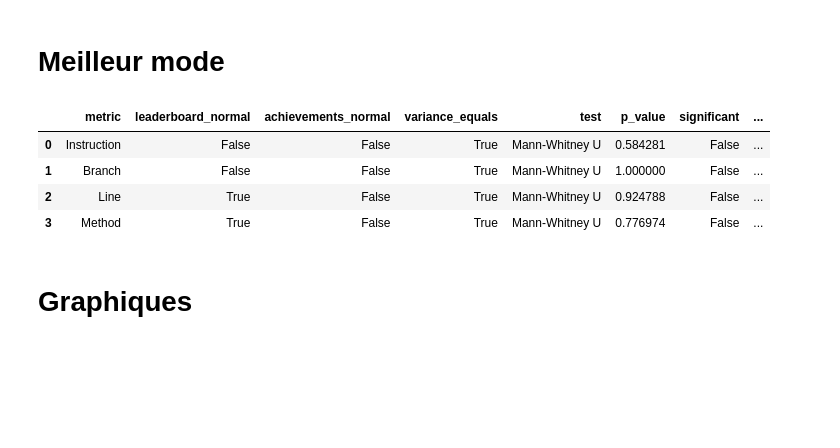
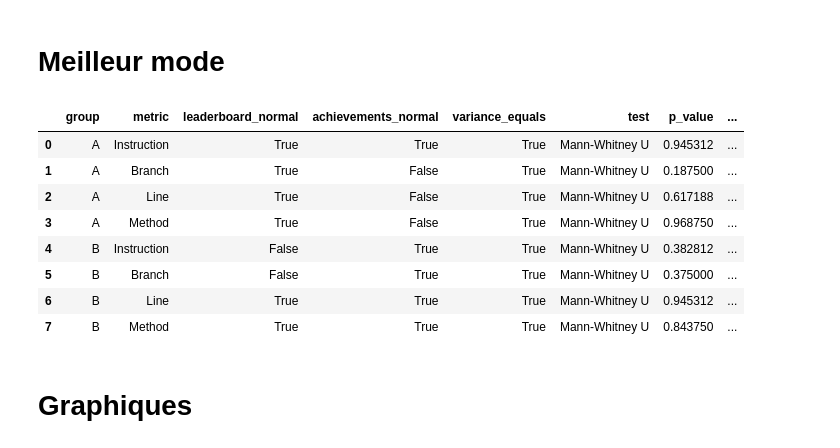
Before and after one commit to ThibBer/MemoireDataAnalytics, a Jupyter notebook: notebooks/analysis/JaCoCo.ipynb, the cells around one changed output. Cells and saved outputs as stored; diff of their text form; code cells hidden in the pictures; blank space fills up the shorter version.

```diff
--- a/notebooks/analysis/JaCoCo.ipynb
+++ b/notebooks/analysis/JaCoCo.ipynb
@@ -178,67 +153,70 @@ Aucun effet d'ordre.
 # %%
 from notebooks.analysis import tests
 
-results = []
+best_mode_results = []
 alpha = 0.05
 
-for metric in cols:
-    leaderboard = df_jacoco[df_jacoco['game_mode'] == 'leaderboard'][metric].values.flatten()
-    achievements = df_jacoco[df_jacoco['game_mode'] == 'achievements'][metric].values.flatten()
+for group in ['A', 'B']:
+    for metric in cols:
+        leaderboard = df_jacoco[(df_jacoco['game_mode'] == 'leaderboard') & (df_jacoco['group'] == group)][metric].values.flatten()
+        achievements = df_jacoco[(df_jacoco['game_mode'] == 'achievements') & (df_jacoco['group'] == group)][metric].values.flatten()
 
-    assert len(leaderboard) == len(achievements), f"Mismatch in sample size for {metric}"
+        assert len(leaderboard) == len(achievements), f"Mismatch in sample size for {metric}"
 
-    # Test de normalité
-    _, p_normal_diff_leaderboard = stats.shapiro(leaderboard)
-    _, p_normal_diff_achievements = stats.shapiro(achievements)
+        # Test de normalité
+        _, p_normal_diff_leaderboard = stats.shapiro(leaderboard)
+        _, p_normal_diff_achievements = stats.shapiro(achievements)
 
-    # Test variance
-    stat, variance_p_value = stats.levene(leaderboard, achievements)
+        # Test variance
+        stat, variance_p_value = stats.levene(leaderboard, achievements)
 
-    # Choix du test
-    if p_normal_diff_leaderboard > 0.05 and p_normal_diff_achievements > 0.05:
-        t_stat, p_value = stats.ttest_ind(leaderboard, achievements, equal_var=True)
-        test = "t-test"
-    else:
-        t_stat, p_value = stats.mannwhitneyu(leaderboard, achievements)
+        t_stat, p_value = stats.wilcoxon(leaderboard, achievements)
         test = "Mann-Whitney U"
 
-    a12 = tests.vargha_delaney_a12(leaderboard, achievements)
-    a12_label = tests.a12_label(a12)
-    better_mode = "eaquals" if a12 == 0.5 else "leaderboard" if a12 > 0.5 else "achievements"
+        a12 = tests.vargha_delaney_a12(leaderboard, achievements)
+        a12_label = tests.a12_label(a12)
+        better_mode = "equals" if a12 == 0.5 else "leaderboard" if a12 > 0.5 else "achievements"
 
-    results.append([
-        metric.capitalize(),
-        p_normal_diff_leaderboard > 0.05,
-        p_normal_diff_achievements > 0.05,
-        variance_p_value > 0.05,
-        test,
-        p_value,
-        p_value < alpha,
-        a12,
-        a12_label,
-        better_mode
-    ])
+        best_mode_results.append([
+            group,
+            metric.capitalize(),
+            p_normal_diff_leaderboard > 0.05,
+            p_normal_diff_achievements > 0.05,
+            variance_p_value > 0.05,
+            test,
+            p_value,
+            p_value < alpha,
+            a12,
+            a12_label,
+            better_mode
+        ])
 
-best_mode_df = pd.DataFrame(results, columns=[
+
+best_mode_df = pd.DataFrame(best_mode_results, columns=[
+    'group',
     'metric',
     'leaderboard_normal',
     'achievements_normal',
     'variance_equals',
     'test',
     'p_value',
     'significant',
     'vargha_delaney_a12',
     'vargha_delaney',
     'better_mode',
 ])
 
 best_mode_df
 # %% [output]
-|  | metric | leaderboard_normal | achievements_normal | variance_equals | test | p_value | significant | ... |
-| 0 | Instruction | False | False | True | Mann-Whitney U | 0.584281 | False | ... |
-| 1 | Branch | False | False | True | Mann-Whitney U | 1.000000 | False | ... |
-| 2 | Line | True | False | True | Mann-Whitney U | 0.924788 | False | ... |
-| 3 | Method | True | False | True | Mann-Whitney U | 0.776974 | False | ... |
+|  | group | metric | leaderboard_normal | achievements_normal | variance_equals | test | p_value | ... |
+| 0 | A | Instruction | True | True | True | Mann-Whitney U | 0.945312 | ... |
+| 1 | A | Branch | True | False | True | Mann-Whitney U | 0.187500 | ... |
+| 2 | A | Line | True | False | True | Mann-Whitney U | 0.617188 | ... |
+| 3 | A | Method | True | False | True | Mann-Whitney U | 0.968750 | ... |
+| 4 | B | Instruction | False | True | True | Mann-Whitney U | 0.382812 | ... |
+| 5 | B | Branch | False | True | True | Mann-Whitney U | 0.375000 | ... |
+| 6 | B | Line | True | True | True | Mann-Whitney U | 0.945312 | ... |
+| 7 | B | Method | True | True | True | Mann-Whitney U | 0.843750 | ... |
 # %% [markdown]
 # Graphiques
 # %%
```
Also changed, not shown: parts of 6 cells of this notebook, 6 other files.
